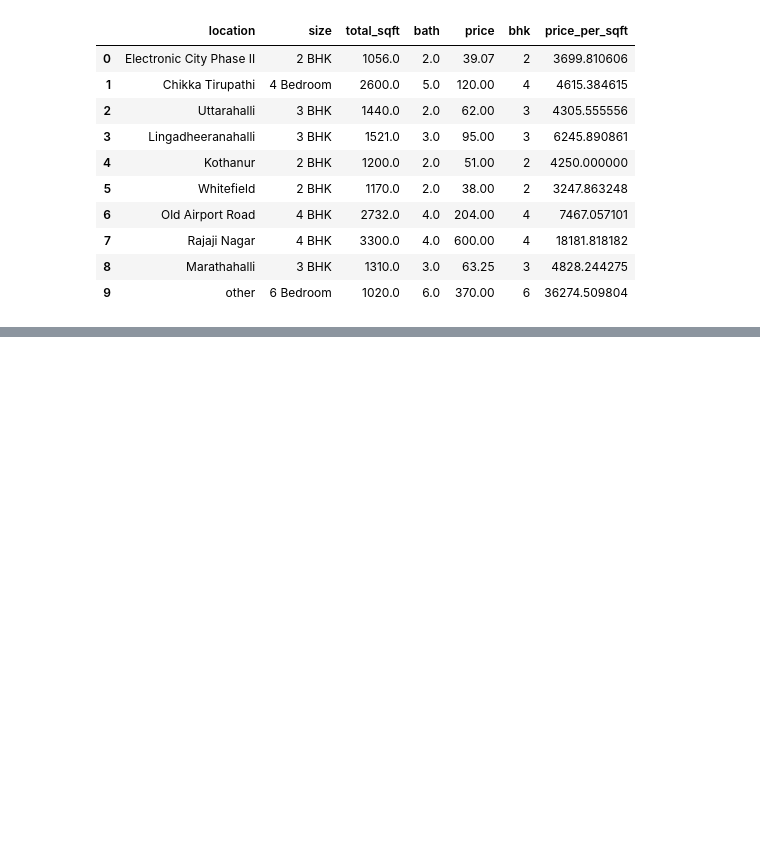
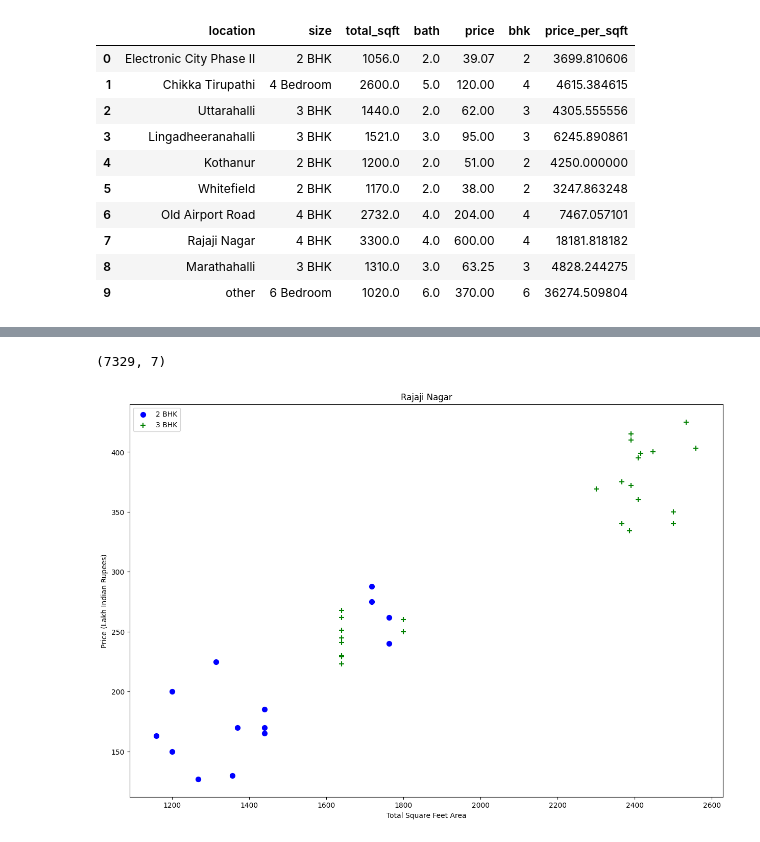
Before and after one commit to natividad2019/real-estate-price-prediction, a Jupyter notebook: Predictions.ipynb, the cells around one changed output, grey strips where cells are left out. Saved outputs shown, nothing was run; the diff lists cells and outputs as text; code cells hidden in the pictures; blank space fills up the shorter version.

```diff
--- a/Predictions.ipynb
+++ b/Predictions.ipynb
@@ -523,0 +684,45 @@ df5.head(10)
+# %%
+# -------------------- Remove BHK Outliers --------------------
+
+# Step 1: Define a function to remove BHK outliers
+# The idea is to remove properties where the price of a higher BHK is less than the price of a lower BHK in the same location.
+def remove_bhk_outliers(df):
+    exclude_indices = np.array([])  # We will store indices of rows to be excluded
+
+    # Step 2: Group data by location to calculate BHK stats for each location
+    for location, location_df in df.groupby('location'):
+        bhk_stats = {}  # Dictionary to store stats for each BHK type
+
+        # Step 3: Calculate mean, std, and count of price_per_sqft for each BHK in the current location
+        for bhk, bhk_df in location_df.groupby('bhk'):
+            bhk_stats[bhk] = {
+                'mean': np.mean(bhk_df.price_per_sqft),  # Mean price_per_sqft for the current BHK
+                'std': np.std(bhk_df.price_per_sqft),    # Standard deviation of price_per_sqft for the current BHK
+                'count': bhk_df.shape[0]  # Count of properties for the current BHK
+            }
+
+        # Step 4: For each BHK, check if the price_per_sqft is less than the mean of the lower BHK (e.g., 2 BHK < 3 BHK)
+        for bhk, bhk_df in location_df.groupby('bhk'):
+            stats = bhk_stats.get(bhk - 1)  # Get stats for the previous BHK (e.g., if bhk is 2, get stats for 1 BHK)
+
+            if stats and stats['count'] > 5:  # Only proceed if the previous BHK has more than 5 entries
+                # Step 5: Add the rows where the price_per_sqft is less than the mean of the previous BHK to the exclude list
+                exclude_indices = np.append(exclude_indices, bhk_df[bhk_df.price_per_sqft < (stats['mean'])].index.values)
+
+    # Step 6: Remove the rows with excluded indices
+    return df.drop(exclude_indices, axis='index')
+
+# Step 7: Apply the function to remove outliers in BHK
+df8 = remove_bhk_outliers(df7)
+
+# Step 8: Check the shape of the cleaned dataframe
+df8.shape
+# %% [output]
+(7329, 7)
+# %%
+# Step 1: Call the plot_scatter_chart function to plot a scatter chart for "Rajaji Nagar" location
+# The plot will show the relationship between total square feet and price for both 2 BHK and 3 BHK apartments in "Rajaji Nagar"
+
+plot_scatter_chart(df8, "Rajaji Nagar")
+# %% [output]
+[figure, added]
```
Also changed, not shown: parts of 16 cells of this notebook.
